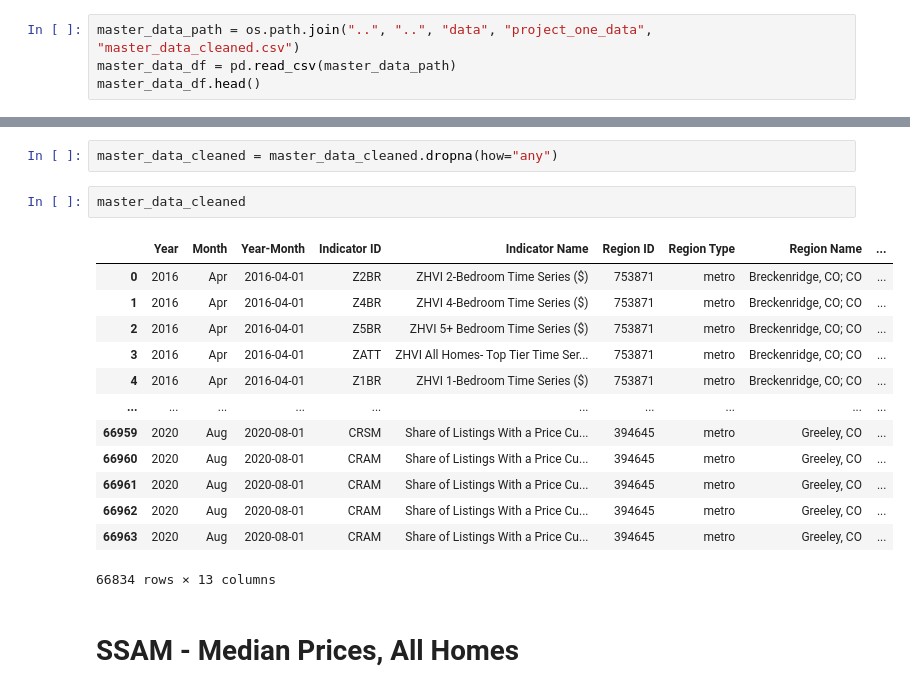
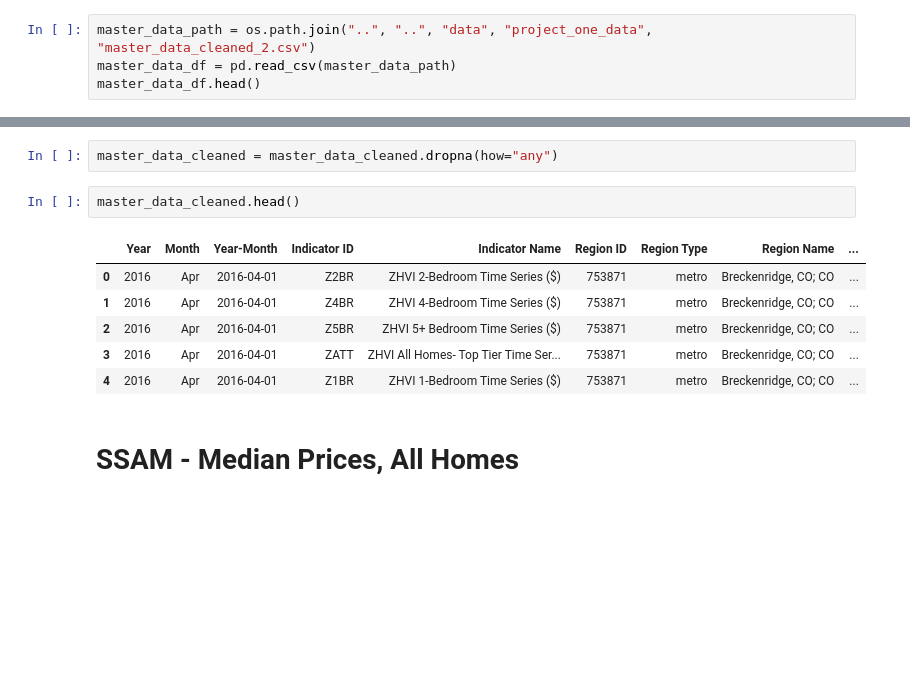
Before and after one commit to binetala/The_Very_Best_Team, a Jupyter notebook: Cole/median_sale_price_analyses.ipynb, the cells around one changed output, grey strips where cells are left out. Cells and saved outputs as stored; diff of their text form; blank space fills up the shorter version.

```diff
--- a/Cole/median_sale_price_analyses.ipynb
+++ b/Cole/median_sale_price_analyses.ipynb
@@ -14,7 +14,7 @@ import os
 # %% [markdown]
 # Master Data - CSV
 # %%
-master_data_path = os.path.join("..", "..", "data", "project_one_data", "master_data_cleaned.csv")
+master_data_path = os.path.join("..", "..", "data", "project_one_data", "master_data_cleaned_2.csv")
 master_data_df = pd.read_csv(master_data_path)
 master_data_df.head()
 # %% [output]
@@ -33,21 +33,14 @@ master_data_cleaned = master_data_df.drop(columns={"Date Zillow", "Date Interest
 # %%
 master_data_cleaned = master_data_cleaned.dropna(how="any")
 # %%
-master_data_cleaned
+master_data_cleaned.head()
 # %% [output]
 |  | Year | Month | Year-Month | Indicator ID | Indicator Name | Region ID | Region Type | Region Name | ... |
 | 0 | 2016 | Apr | 2016-04-01 | Z2BR | ZHVI 2-Bedroom Time Series ($) | 753871 | metro | Breckenridge, CO; CO | ... |
 | 1 | 2016 | Apr | 2016-04-01 | Z4BR | ZHVI 4-Bedroom Time Series ($) | 753871 | metro | Breckenridge, CO; CO | ... |
 | 2 | 2016 | Apr | 2016-04-01 | Z5BR | ZHVI 5+ Bedroom Time Series ($) | 753871 | metro | Breckenridge, CO; CO | ... |
 | 3 | 2016 | Apr | 2016-04-01 | ZATT | ZHVI All Homes- Top Tier Time Ser... | 753871 | metro | Breckenridge, CO; CO | ... |
 | 4 | 2016 | Apr | 2016-04-01 | Z1BR | ZHVI 1-Bedroom Time Series ($) | 753871 | metro | Breckenridge, CO; CO | ... |
-| ... | ... | ... | ... | ... | ... | ... | ... | ... | ... |
-| 66959 | 2020 | Aug | 2020-08-01 | CRSM | Share of Listings With a Price Cu... | 394645 | metro | Greeley, CO | ... |
-| 66960 | 2020 | Aug | 2020-08-01 | CRAM | Share of Listings With a Price Cu... | 394645 | metro | Greeley, CO | ... |
-| 66961 | 2020 | Aug | 2020-08-01 | CRAM | Share of Listings With a Price Cu... | 394645 | metro | Greeley, CO | ... |
-| 66962 | 2020 | Aug | 2020-08-01 | CRAM | Share of Listings With a Price Cu... | 394645 | metro | Greeley, CO | ... |
-| 66963 | 2020 | Aug | 2020-08-01 | CRAM | Share of Listings With a Price Cu... | 394645 | metro | Greeley, CO | ... |
-66834 rows × 13 columns
 # %% [markdown]
 # SSAM - Median Prices, All Homes
 # %%
```
Also changed, not shown: parts of 57 cells of this notebook.
